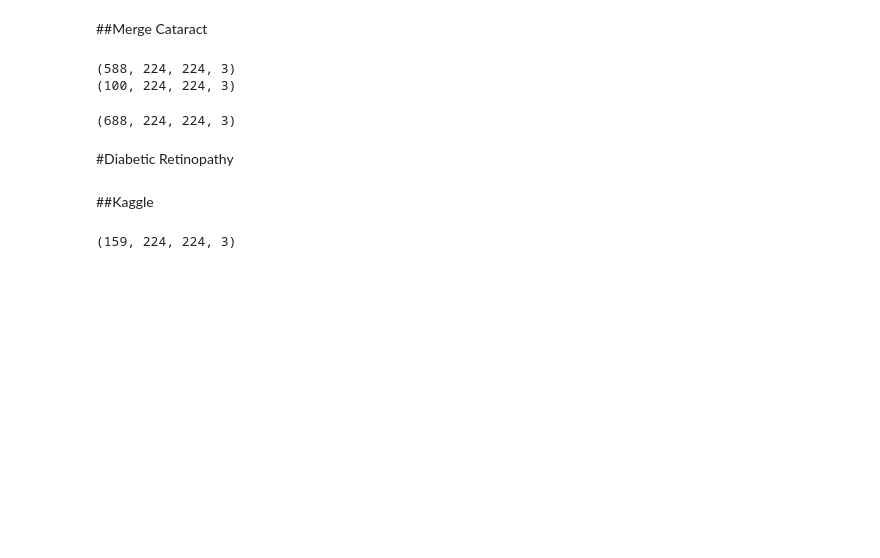
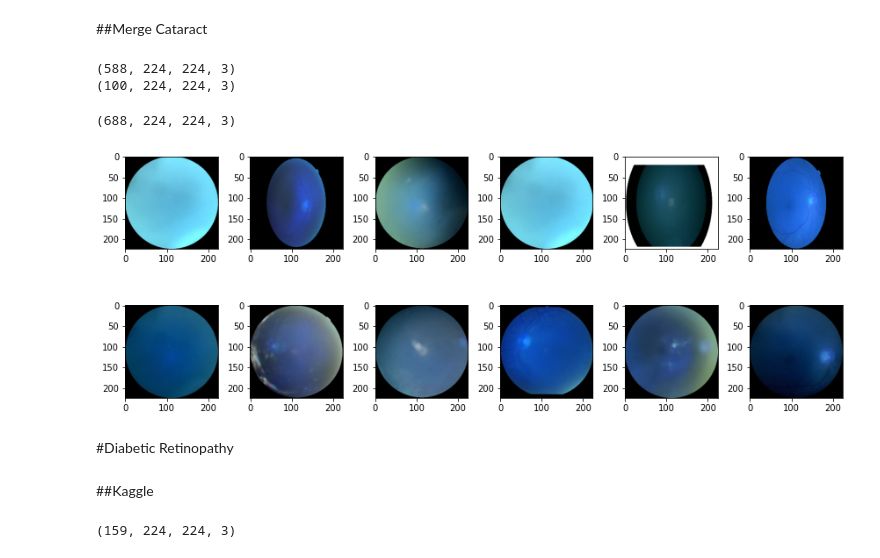
Before and after one commit to Barcelona-Technology-School/InnoSpark-edir, a Jupyter notebook: ML first attempt/MergedDatasets.ipynb, the cells around one changed output. Saved outputs shown, nothing was run; the diff lists cells and outputs as text; code cells hidden in the pictures; blank space fills up the shorter version.

```diff
--- a/ML first attempt/MergedDatasets.ipynb
+++ b/ML first attempt/MergedDatasets.ipynb
@@ -316,15 +309,15 @@ glaucoma_images.shape
 # %%
 path = 'Datasets/Kaggle/preprocessed_images'
-image_data1 = read_images(path,cat_file_names)
-image_data1.shape
+image_cata1 = read_images(path,cat1_file_names)
+image_cata1.shape
 # %% [output]
 (588, 224, 224, 3)
 # %% [markdown]
 ##Kaggle2
 # %%
 path = 'Datasets/Kaggle2/2_cataract'
-image_data2 = read_images(path,file_names)
-image_data2.shape
+image_cata2 = read_images(path,cat2_file_names)
+image_cata2.shape
 # %% [output]
 (100, 224, 224, 3)
 # %% [markdown]
@@ -336,10 +329,21 @@ print(image_data2.shape)
 (588, 224, 224, 3)
 (100, 224, 224, 3)
 # %%
-cataract_images = np.concatenate((image_data1, image_data2), axis=0)
+cataract_images = np.concatenate((image_cata1, image_cata2), axis=0)
 cataract_images.shape
 # %% [output]
 (688, 224, 224, 3)
+# %%
+plt.figure(figsize=(12,5))
+for i in range(12):
+    sample = random.choice(range(len(cataract_images)))
+    image = cataract_images[sample]
+    plt.subplot(2,6,i+1)
+    plt.imshow(image)
+    #plt.xlabel(label)
+plt.tight_layout()
+# %% [output]
+[figure, added]
 # %% [markdown]
 #Diabetic Retinopathy
 # %% [markdown]
```
Also changed, not shown: parts of 53 cells of this notebook.
